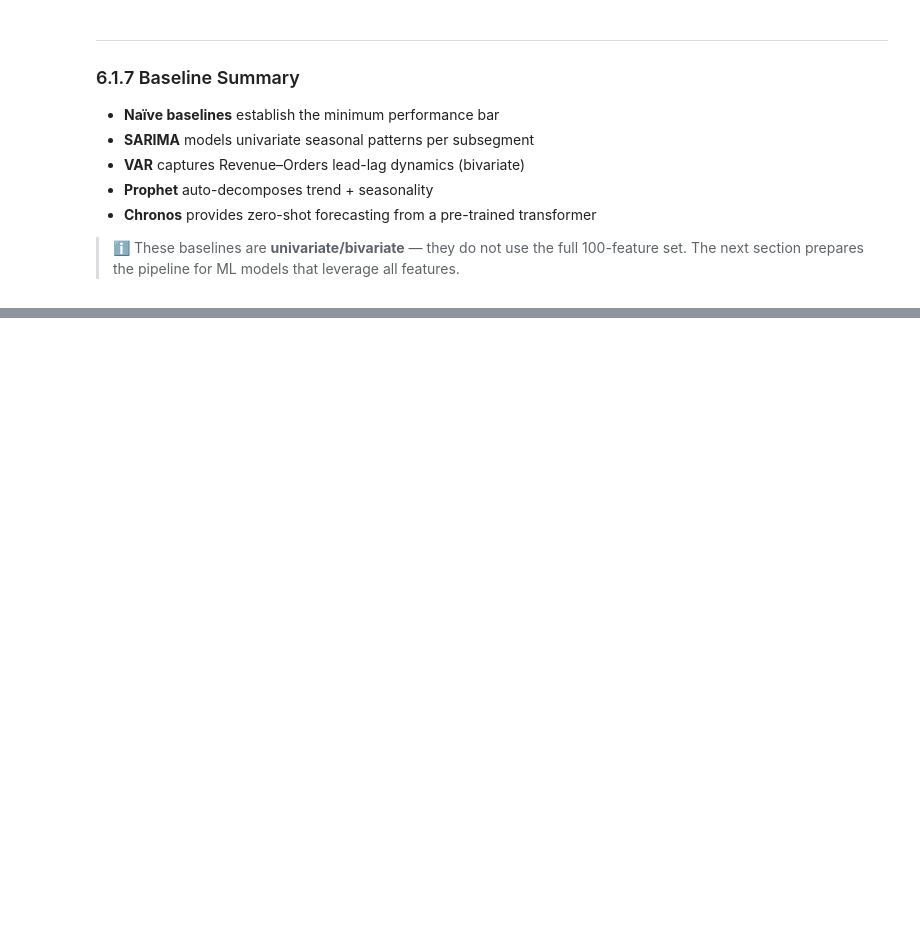
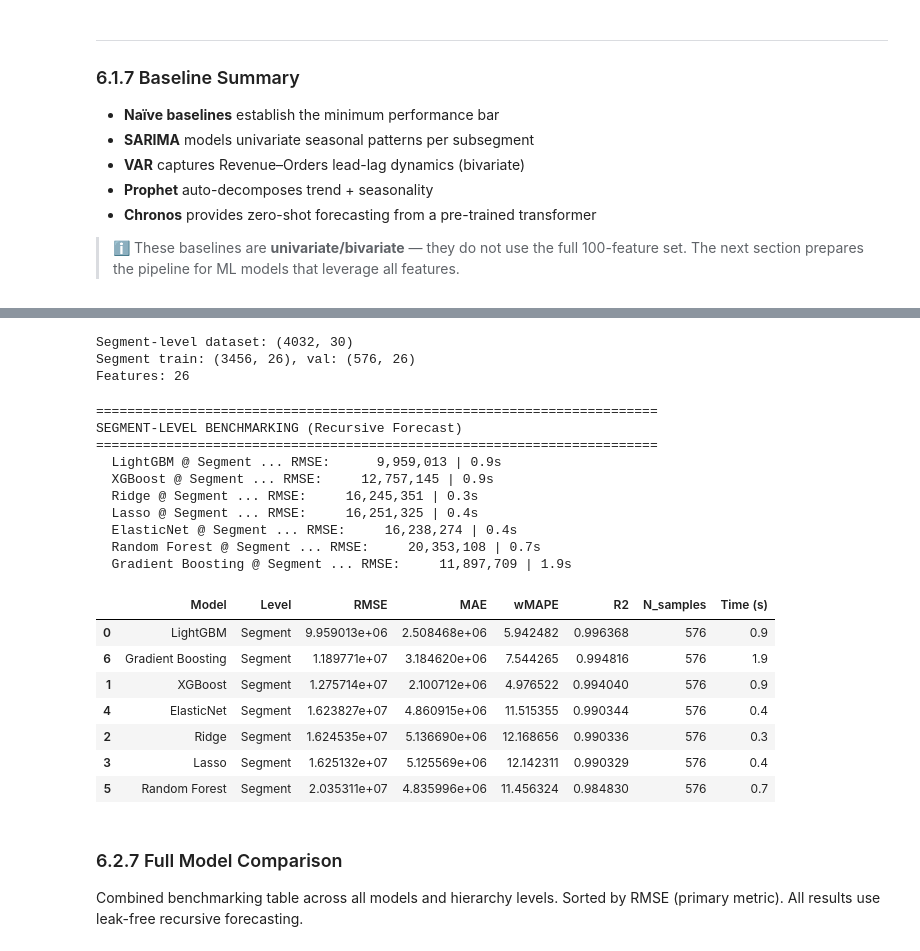
Before and after one commit to RuiSousaFerreiraIMS/Siemens_Advanta_BC, a Jupyter notebook: notebooks/6)Modelling.ipynb, the cells around one changed output, grey strips where cells are left out. Drawn from its saved outputs; the diff is of its cells as text; code cells hidden in the pictures; blank space fills up the shorter version.

```diff
--- a/notebooks/6)Modelling.ipynb
+++ b/notebooks/6)Modelling.ipynb
@@ -357,0 +500,60 @@ NaN remaining: 0
+# %%
+# Build segment-level dataset
+seg_df = build_segment_level_data(train_full)
+
+
+# Prepare segment-level train/val split
+X_tr_seg, y_tr_seg, X_va_seg, y_va_seg, feat_seg, cat_seg = prepare_segment_data(
+    seg_df=seg_df,
+    val_cutoff=VAL_CUTOFF
+)
+
+print(f'Segment train: {X_tr_seg.shape}, val: {X_va_seg.shape}')
+print(f'Features: {len(feat_seg)}')
+# %% [output]
+Segment-level dataset: (4032, 30)
+Segment train: (3456, 26), val: (576, 26)
+Features: 26
+# %%
+print('=' * 72)
+print('SEGMENT-LEVEL BENCHMARKING (Recursive Forecast)')
+print('=' * 72)
+
+# Definimos as colunas que identificam um Segmento (BU + Segmento)
+group_cols_seg = [DEFAULT_BU_COL, DEFAULT_SEG_COL]
+
+results_seg = run_recursive_benchmark(
+    train_full=seg_df,
+    val_cutoff=VAL_CUTOFF,
+    feature_cols=feat_seg,
+    cat_cols=cat_seg,
+    level_name='Segment',
+    group_cols=group_cols_seg
+)
+
+results_seg_df = pd.DataFrame(results_seg).sort_values('RMSE')
+results_seg_df
+# %% [output]
+========================================================================
+SEGMENT-LEVEL BENCHMARKING (Recursive Forecast)
+========================================================================
+  LightGBM @ Segment ... RMSE:      9,959,013 | 0.9s
+  XGBoost @ Segment ... RMSE:     12,757,145 | 0.9s
+  Ridge @ Segment ... RMSE:     16,245,351 | 0.3s
+  Lasso @ Segment ... RMSE:     16,251,325 | 0.4s
+  ElasticNet @ Segment ... RMSE:     16,238,274 | 0.4s
+  Random Forest @ Segment ... RMSE:     20,353,108 | 0.7s
+  Gradient Boosting @ Segment ... RMSE:     11,897,709 | 1.9s
+|  | Model | Level | RMSE | MAE | wMAPE | R2 | N_samples | Time (s) |
+| 0 | LightGBM | Segment | 9.959013e+06 | 2.508468e+06 | 5.942482 | 0.996368 | 576 | 0.9 |
+| 6 | Gradient Boosting | Segment | 1.189771e+07 | 3.184620e+06 | 7.544265 | 0.994816 | 576 | 1.9 |
+| 1 | XGBoost | Segment | 1.275714e+07 | 2.100712e+06 | 4.976522 | 0.994040 | 576 | 0.9 |
+| 4 | ElasticNet | Segment | 1.623827e+07 | 4.860915e+06 | 11.515355 | 0.990344 | 576 | 0.4 |
+| 2 | Ridge | Segment | 1.624535e+07 | 5.136690e+06 | 12.168656 | 0.990336 | 576 | 0.3 |
+| 3 | Lasso | Segment | 1.625132e+07 | 5.125569e+06 | 12.142311 | 0.990329 | 576 | 0.4 |
+| 5 | Random Forest | Segment | 2.035311e+07 | 4.835996e+06 | 11.456324 | 0.984830 | 576 | 0.7 |
+# %% [markdown]
+### 6.2.7 Full Model Comparison
+
+Combined benchmarking table across all models and hierarchy levels.
+Sorted by RMSE (primary metric). All results use leak-free recursive forecasting.
```
Also changed, not shown: parts of 27 cells of this notebook, 2 other files.
